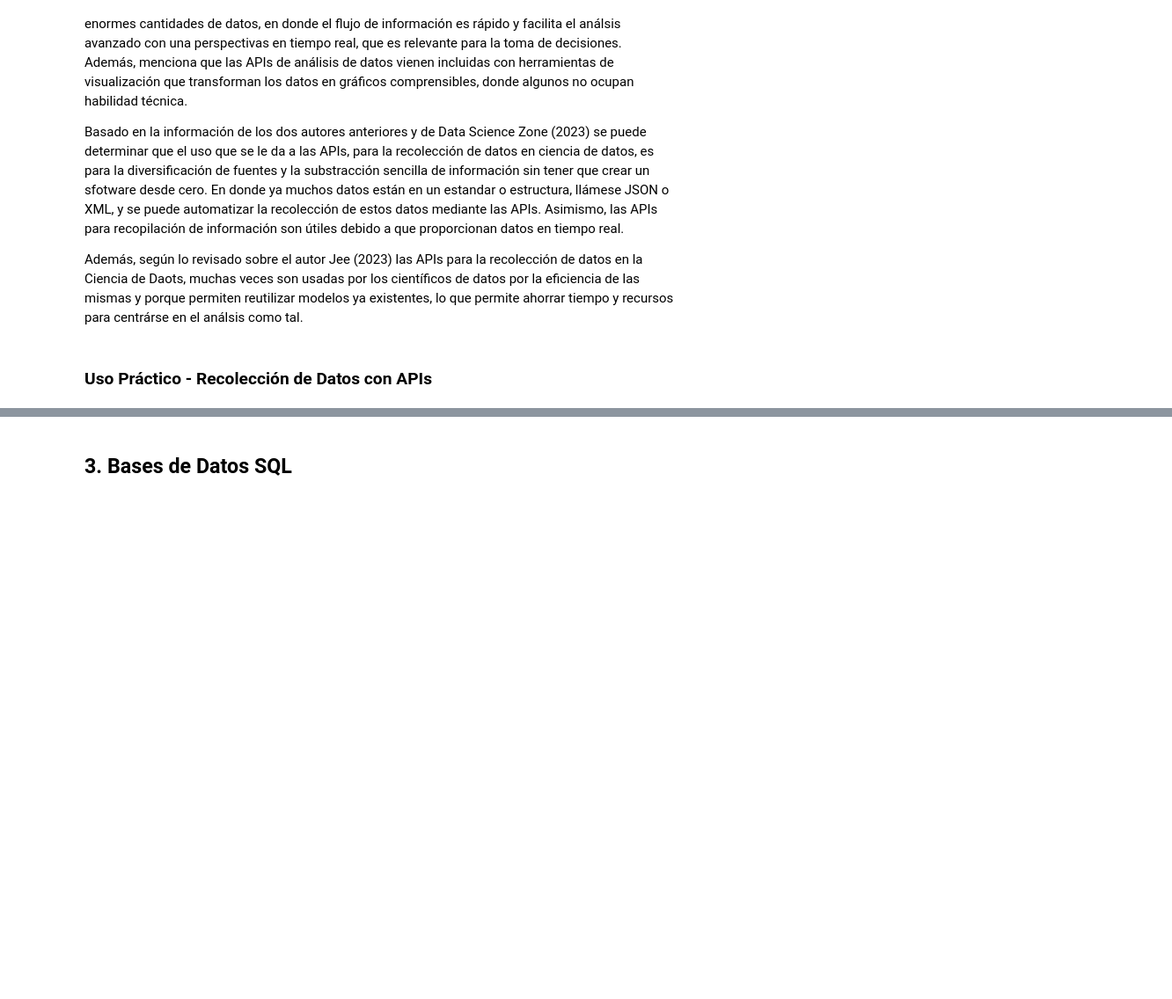
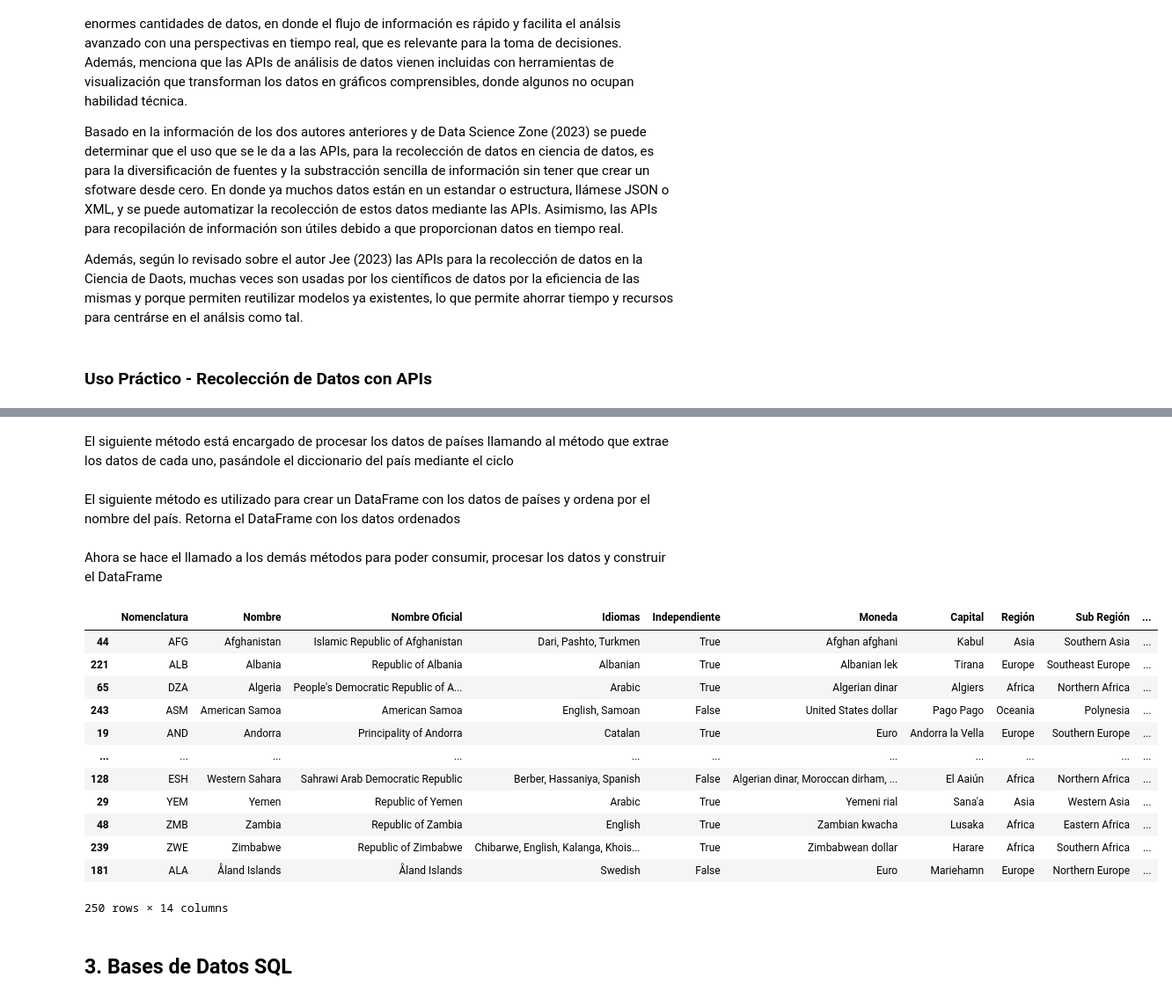
Before and after one commit to calerovillalobos10/Recolectar_Datos_Python, a Jupyter notebook: Tarea1_Recolección_y_acceso_a_los_datos.ipynb, the cells around one changed output, grey strips where cells are left out. Shown at 88% size. Cells and saved outputs as stored; diff of their text form; code cells hidden in the pictures; blank space fills up the shorter version.

```diff
--- a/Tarea1_Recolección_y_acceso_a_los_datos.ipynb
+++ b/Tarea1_Recolección_y_acceso_a_los_datos.ipynb
@@ -39,2 +305,66 @@ Además, según lo revisado sobre el autor Jee (2023) las APIs para la recolecci
+# %% [markdown]
+El siguiente método está encargado de procesar los datos de países llamando al método que extrae los datos de cada uno, pasándole el diccionario del país mediante el ciclo
+# %%
+# countries_data (list of dict): Lista de diccionarios con datos de países
+# cca3_to_name (dict): Diccionario que mapea cca3 a nombres de países
+def process_countries(countries_data, cca3_to_name):
+    # Lista para almacenar los datos procesados de cada país
+    countries = []
+
+    # Procesa cada país
+    for country in countries_data:
+        # Extrae los datos relevantes de los países para utilizarlos en el DataFrame
+        country_data = extract_country_data(country, cca3_to_name)
+        countries.append(country_data)
+
+    return countries
+# %% [markdown]
+El siguiente método es utilizado para crear un DataFrame con los datos de países y ordena por el nombre del país. Retorna el DataFrame con los datos ordenados
+# %%
+# countries_data (list of dict): Lista de diccionarios con datos de países
+# cca3_to_name (dict): Diccionario que mapea cca3 a nombres de países
+def create_dataframe(countries_data, cca3_to_name):
+
+    # Procesa los datos de los países y obtener el mapeo cca3 a nombres
+    countries = process_countries(countries_data, cca3_to_name)
+
+    # Crea un DataFrame con los datos de la lista de países
+    df = pd.DataFrame(countries)
+
+    # Ordena el DataFrame por el nombre del país
+    df_sorted = df.sort_values(by='Nombre')
+
+    return df_sorted
+# %% [markdown]
+Ahora se hace el llamado a los demás métodos para poder consumir, procesar los datos y construir el DataFrame
+# %%
+# URL del API para obtener los datos de los países
+api_url = 'https://restcountries.com/v3.1/all'
+
+# Obtiene los datos del API
+countries_data = fetch_country_data(api_url)
+
+# Obtiene los nombres relacionados a las nomenclaturas
+cca3_to_name = extract_and_map_names(countries_data)
+
+# Crear el DataFrame con los datos de países
+df_countries = create_dataframe(countries_data, cca3_to_name)
+
+# Mostrar el dataframe
+df_countries
+# %% [output]
+|  | Nomenclatura | Nombre | Nombre Oficial | Idiomas | Independiente | Moneda | Capital | Región | Sub Región | ... |
+| 44 | AFG | Afghanistan | Islamic Republic of Afghanistan | Dari, Pashto, Turkmen | True | Afghan afghani | Kabul | Asia | Southern Asia | ... |
+| 221 | ALB | Albania | Republic of Albania | Albanian | True | Albanian lek | Tirana | Europe | Southeast Europe | ... |
+| 65 | DZA | Algeria | People's Democratic Republic of A... | Arabic | True | Algerian dinar | Algiers | Africa | Northern Africa | ... |
+| 243 | ASM | American Samoa | American Samoa | English, Samoan | False | United States dollar | Pago Pago | Oceania | Polynesia | ... |
+| 19 | AND | Andorra | Principality of Andorra | Catalan | True | Euro | Andorra la Vella | Europe | Southern Europe | ... |
+| ... | ... | ... | ... | ... | ... | ... | ... | ... | ... | ... |
+| 128 | ESH | Western Sahara | Sahrawi Arab Democratic Republic | Berber, Hassaniya, Spanish | False | Algerian dinar, Moroccan dirham, ... | El Aaiún | Africa | Northern Africa | ... |
+| 29 | YEM | Yemen | Republic of Yemen | Arabic | True | Yemeni rial | Sana'a | Asia | Western Asia | ... |
+| 48 | ZMB | Zambia | Republic of Zambia | English | True | Zambian kwacha | Lusaka | Africa | Eastern Africa | ... |
+| 239 | ZWE | Zimbabwe | Republic of Zimbabwe | Chibarwe, English, Kalanga, Khois... | True | Zimbabwean dollar | Harare | Africa | Southern Africa | ... |
+| 181 | ALA | Åland Islands | Åland Islands | Swedish | False | Euro | Mariehamn | Europe | Northern Europe | ... |
+250 rows × 14 columns
 # %% [markdown]
 ## 3. Bases de Datos SQL
```
Also changed, not shown: parts of 59 cells of this notebook.
